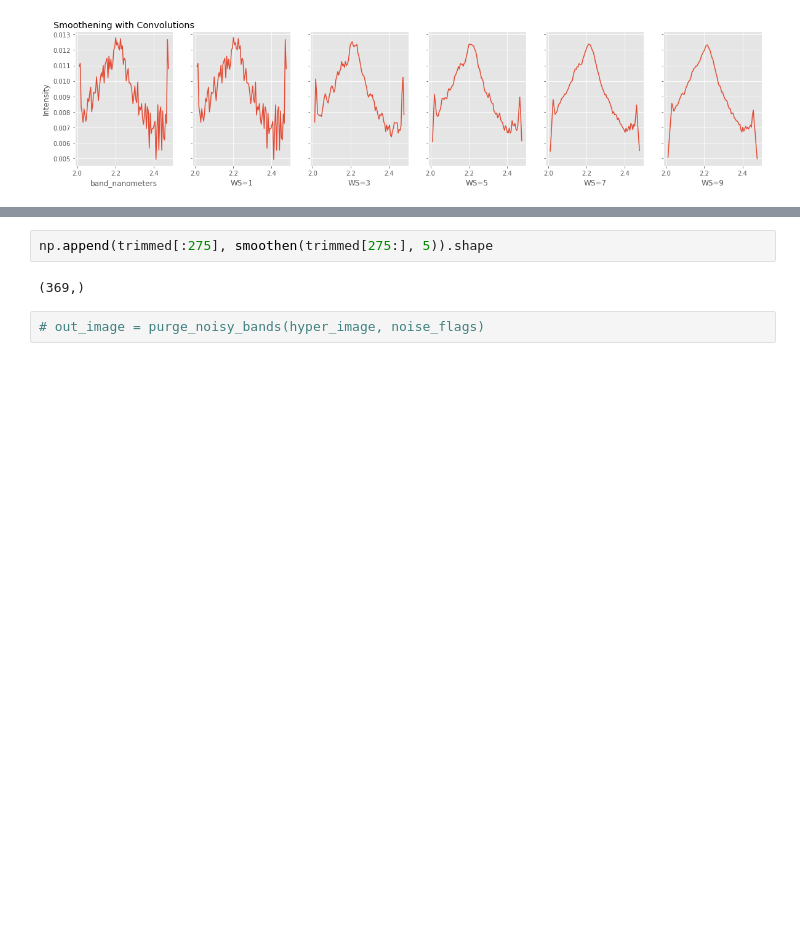
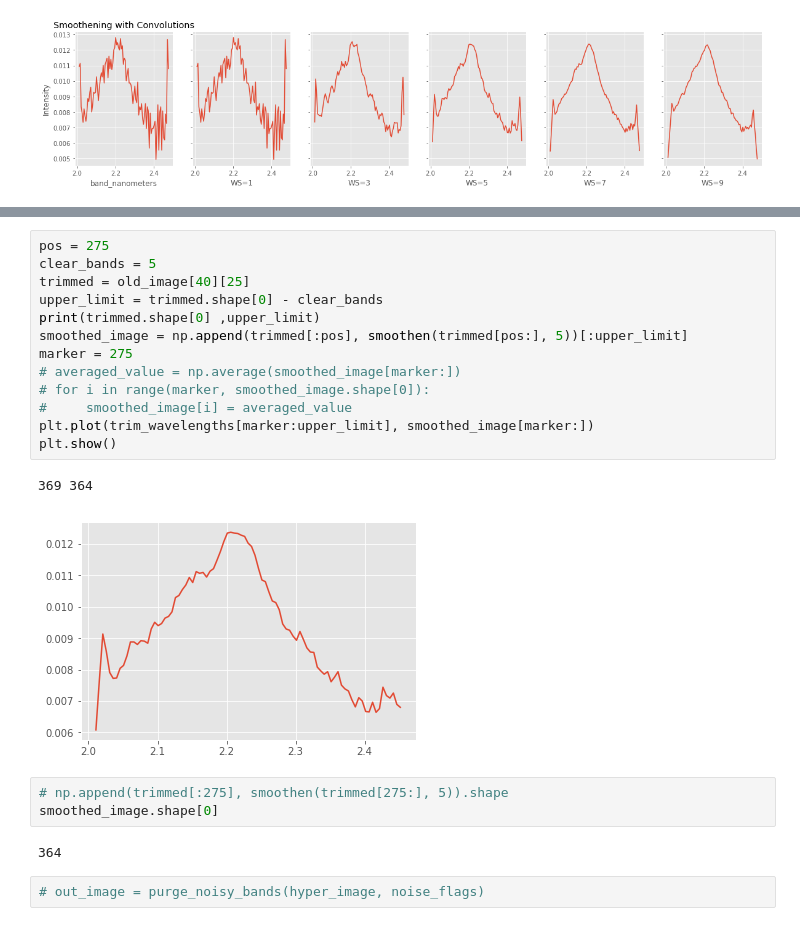
Before and after one commit to rachit-ranjan16/CrownSeg, a Jupyter notebook: Segmentation through Clustering.ipynb, the cells around one changed output, grey strips where cells are left out. Cells and saved outputs as stored; diff of their text form; blank space fills up the shorter version.

```diff
--- a/Segmentation through Clustering.ipynb
+++ b/Segmentation through Clustering.ipynb
@@ -159,7 +163,24 @@ print(l)
+# %%
+pos = 275
+clear_bands = 5
+trimmed = old_image[40][25]
+upper_limit = trimmed.shape[0] - clear_bands
+print(trimmed.shape[0] ,upper_limit)
+smoothed_image = np.append(trimmed[:pos], smoothen(trimmed[pos:], 5))[:upper_limit]
+marker = 275
+# averaged_value = np.average(smoothed_image[marker:])
+# for i in range(marker, smoothed_image.shape[0]):
+#     smoothed_image[i] = averaged_value
+plt.plot(trim_wavelengths[marker:upper_limit], smoothed_image[marker:])
+plt.show()
+# %% [output]
+369 364
+[figure, added]
 # %%
-np.append(trimmed[:275], smoothen(trimmed[275:], 5)).shape
+# np.append(trimmed[:275], smoothen(trimmed[275:], 5)).shape
+smoothed_image.shape[0]
 # %% [output]
-(369,)
+364
 # %%
 # out_image = purge_noisy_bands(hyper_image, noise_flags)
 # %%
```
Also changed, not shown: parts of 20 cells of this notebook, 3 other files.
